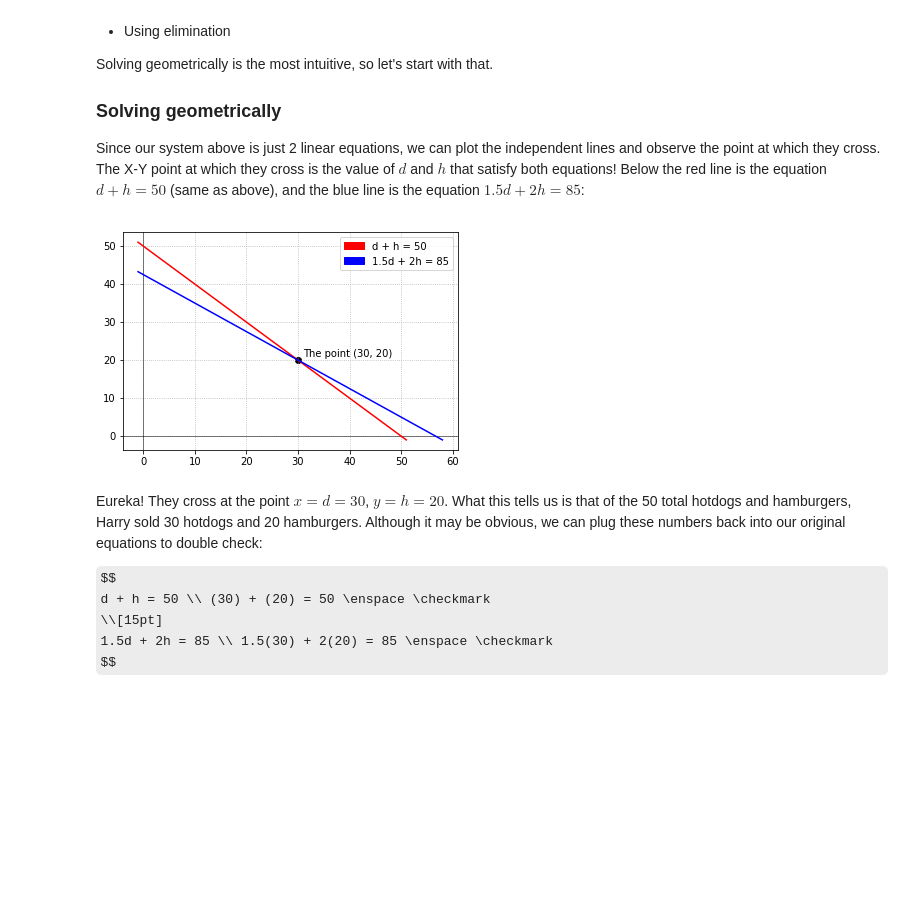
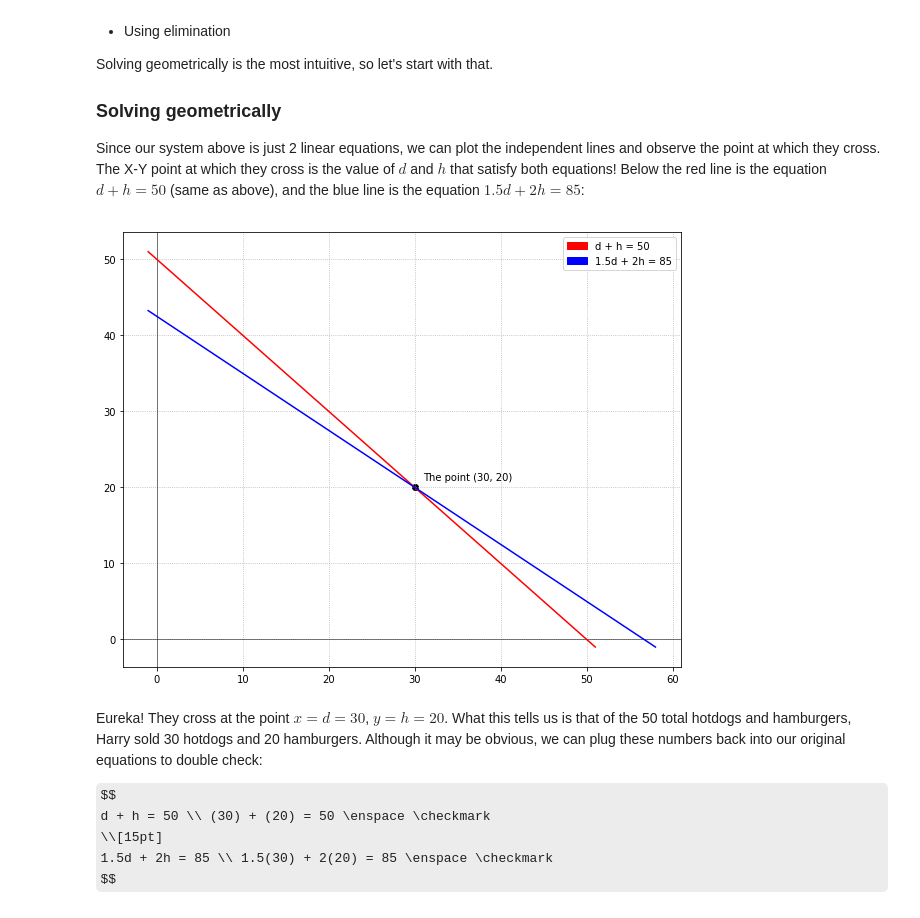
Before and after one commit to blparker/learn-linear-algebra, a Jupyter notebook: Linear_Systems.ipynb, the cells around one changed output. Saved outputs shown, nothing was run; the diff lists cells and outputs as text; code cells hidden in the pictures; some formulas as TeX source; blank space fills up the shorter version.

```diff
--- a/Linear_Systems.ipynb
+++ b/Linear_Systems.ipynb
@@ -120,30 +121,31 @@ Solving geometrically is the most intuitive, so let's start with that.
 ### Solving geometrically
 Since our system above is just 2 linear equations, we can plot the independent lines and observe the point at which they cross. The X-Y point at which they cross is the value of $d$ and $h$ that satisfy both equations! Below the red line is the equation $d + h = 50$ (same as above), and the blue line is the equation $1.5d + 2h = 85$:
 # %%
+plt.figure(figsize=(10, 8))
 axhline(y=0, color='k', linewidth=0.5)
 axvline(x=0, color='k', linewidth=0.5)
 plt.grid(linestyle='dotted')
 
 # Equations of the line
 def e1(x): return -x + 50
 def e2(x): return (-1.5 * x + 85) / 2
 
 # Plot lines, but extend a little to the left and right
 plot([-1, 51], [e1(-1), e1(51)], color='red')
 plot([-1, 58], [e2(-1), e2(58)], color='blue')
 
 # Plot intersection
 scatter(30, 20, marker='o', color='black')
 annotate('The point (30, 20)', xy=(30, 20), xytext=(31, 21), ha='left')
 
 # Create legends
 v1 = leg(color='red', label='d + h = 50')
 v2 = leg(color='blue', label='1.5d + 2h = 85')
 plt.legend(handles=[v1, v2])
 
 show()
 # %% [output]
-[figure, old version]
+[figure, new version]
 # %% [markdown]
 Eureka! They cross at the point $x = d = 30$, $y = h = 20$. What this tells us is that of the 50 total hotdogs and hamburgers, Harry sold 30 hotdogs and 20 hamburgers. Although it may be obvious, we can plug these numbers back into our original equations to double check:
 
```
Also changed, not shown: parts of 1 cell of this notebook.
